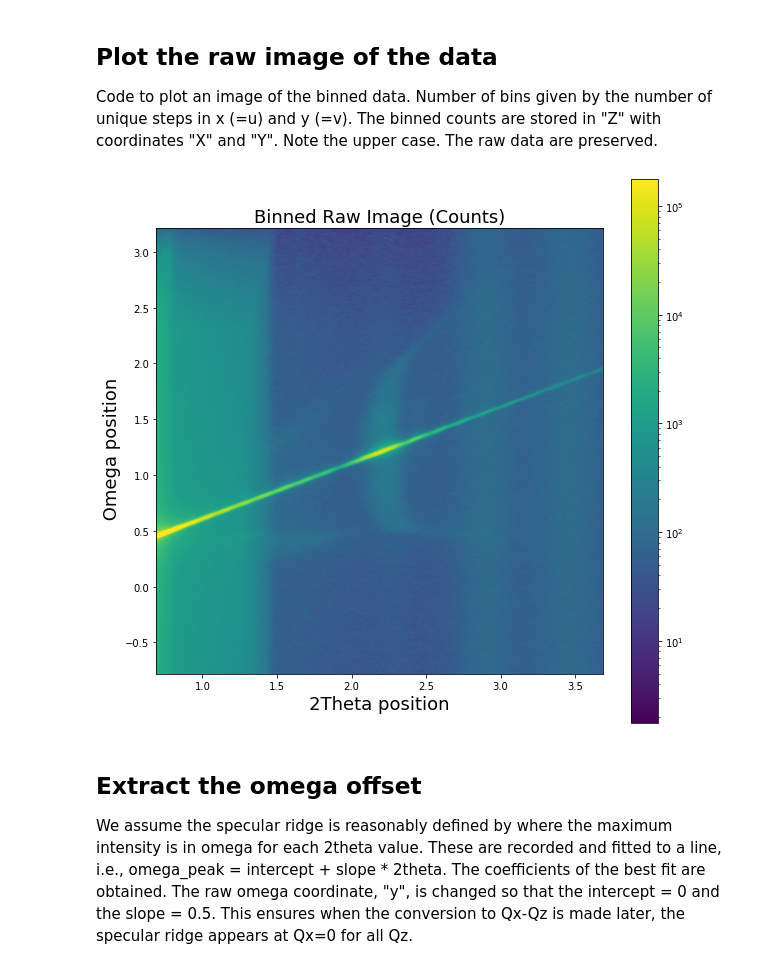
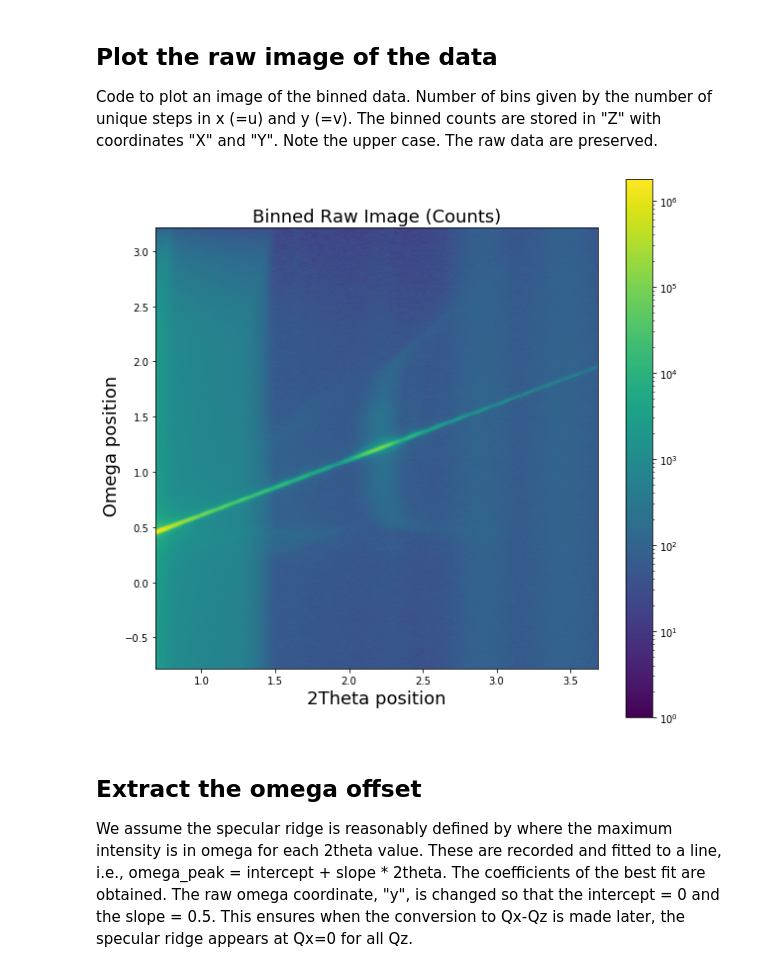
Before and after one commit to mfitzsimmons44/Xray-reflectometry, a Jupyter notebook: QxQz_XRR_mapper.ipynb, the cells around one changed output. Cells and saved outputs as stored; diff of their text form; code cells hidden in the pictures.

```diff
--- a/QxQz_XRR_mapper.ipynb
+++ b/QxQz_XRR_mapper.ipynb
@@ -86,8 +169,7 @@ The raw data will be counts stored in array "z" with coordinates "x" and "y". No
 n = len(XrayData)
 
 # get the wavelength
-substr1 = 'K-Alpha1'
-substr2 = 'K-Alpha2'
+substr1, substr2 = 'K-Alpha1', 'K-Alpha2'
 ratio = 0 # ratio of Ka2 to Ka1
 for i in range(n):
     if(XrayData[i].find(substr1) == 0):
@@ -143,25 +225,32 @@ The binned counts are stored in "Z" with coordinates "X" and "Y".  Note the uppe
 # %%
 xmin, ymin = np.min(x),np.min(y)
 xmax, ymax = np.max(x),np.max(y)
 u,v = len(np.unique(x)), len(np.unique(y))
-X,Y = np.arange(u)*(xmax - xmin)/(u-1) + xmin, np.arange(v)*(ymax - ymin)/(v-1) + ymin
+X,Y = np.linspace(xmin,xmax,u), np.linspace(ymin,ymax,v)
 
 Z = np.zeros((u,v), dtype=np.float32) # contains the binned data with coordinates X,Y; the unbinned remain x,y,z
 for i in range(m):
     h,k = find_nearest(X,x[i])
     h,l = find_nearest(Y,y[i])
     Z[k,l] = Z[k,l] + z[i]
 
 plt.figure(figsize = (10,10))
 plt.xlabel(xAxisTitle,fontsize=18)
 plt.ylabel(yAxisTitle,fontsize=18)
 plt.title('Binned Raw Image (Counts)',fontsize=18)
-#plt.imshow(np.transpose(Z,axes=[1,0]), extent=[xmin,xmax,ymin,ymax], aspect=(xmax-xmin)/(ymax-ymin), origin='lower',interpolation='bilinear', cmap=cm.viridis, norm=colors.Normalize(vmin=0, vmax=np.max(Z)))
-plt.imshow(np.transpose(Z,axes=[1,0]), extent=[xmin,xmax,ymin,ymax], aspect=(xmax-xmin)/(ymax-ymin), origin='lower',interpolation='bilinear', cmap=cm.viridis, norm=LogNorm(vmin=1e-6*np.max(Z), vmax=1e-1*np.max(Z)))
+
+if LinearImage:
+    vlow, vhi = 0, 0.5*np.max(Z) # SL3_new
+#    vlow, vhi = 0, 1.e-0*np.max(Z)
+    plt.imshow(np.transpose(Z,axes=[1,0]), extent=[xmin,xmax,ymin,ymax], aspect=(xmax-xmin)/(ymax-ymin), origin='lower',interpolation='bilinear', cmap=cm.viridis, norm=colors.Normalize(vmin=vlow, vmax=vhi))
+else:
+    vlow, vhi = 1, 1e-0*np.max(Z)
+    plt.imshow(np.transpose(Z,axes=[1,0]), extent=[xmin,xmax,ymin,ymax], aspect=(xmax-xmin)/(ymax-ymin), origin='lower',interpolation='bilinear', cmap=cm.viridis, norm=LogNorm(vmin=vlow, vmax=vhi))
+
 plt.colorbar()
 plt.show()
 # %% [output]
-[figure, old version]
+[figure, new version]
 # %% [markdown]
 ## Extract the omega offset
 We assume the specular ridge is reasonably defined by where the maximum intensity is in omega for each 2theta value.
```
Also changed, not shown: parts of 18 cells of this notebook.
